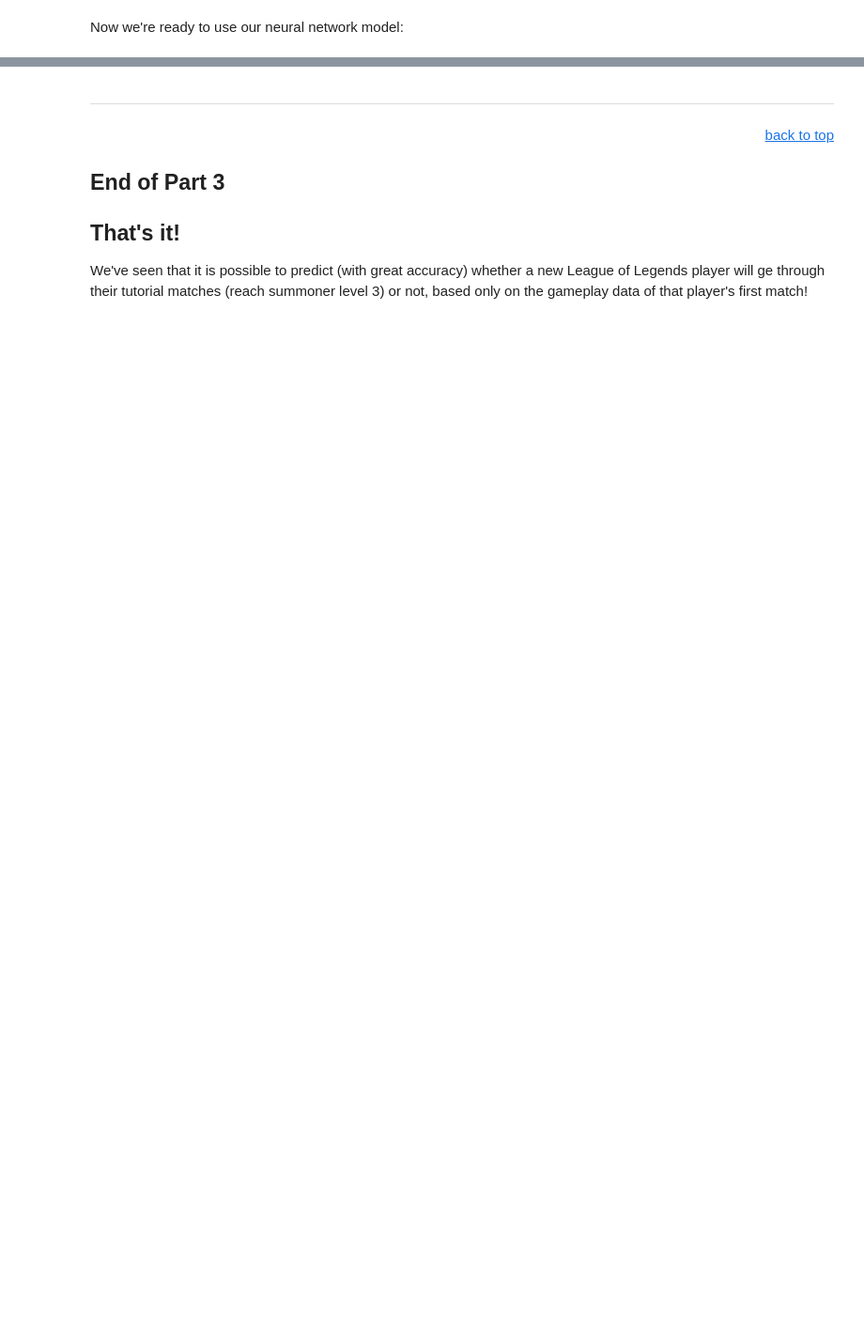
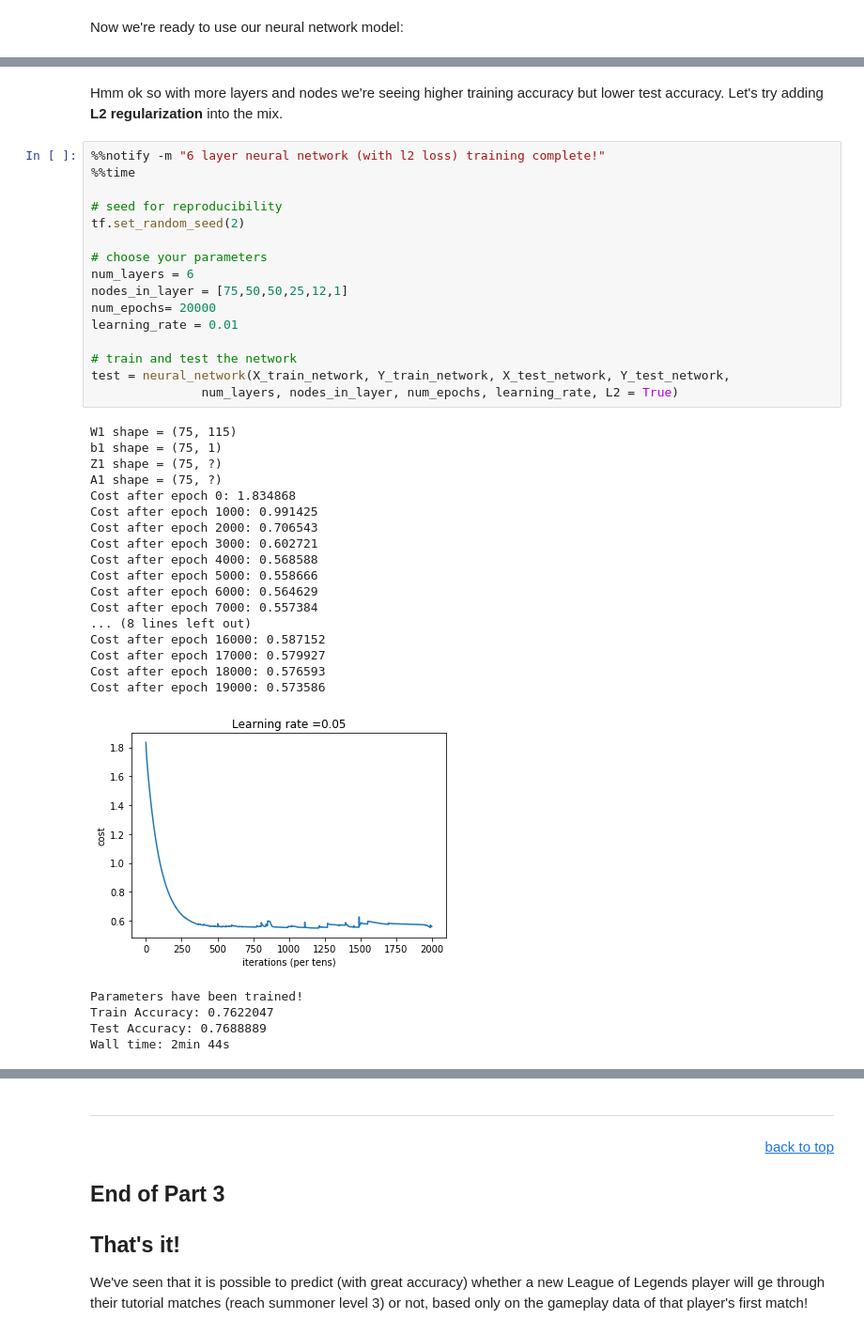
Before and after one commit to dskarbrevik/League-of-Legends-Churn-Prediction, a Jupyter notebook: LoL Churn Predictor [Part 3 - Data Modeling].ipynb, the cells around one changed output, grey strips where cells are left out. Shown at 94% size. Drawn from its saved outputs; the diff is of its cells as text; blank space fills up the shorter version.

```diff
--- a/LoL Churn Predictor [Part 3 - Data Modeling].ipynb
+++ b/LoL Churn Predictor [Part 3 - Data Modeling].ipynb
@@ -691,0 +808,41 @@ We see that in essentially no time, this simple neural network found parameters
+# %% [markdown]
+Hmm ok so with more layers and nodes we're seeing higher training accuracy but lower test accuracy. Let's try adding **L2 regularization** into the mix.
+# %%
+%%notify -m "6 layer neural network (with l2 loss) training complete!"
+%%time
+
+# seed for reproducibility
+tf.set_random_seed(2)
+
+# choose your parameters
+num_layers = 6
+nodes_in_layer = [75,50,50,25,12,1]
+num_epochs= 20000
+learning_rate = 0.01
+
+# train and test the network
+test = neural_network(X_train_network, Y_train_network, X_test_network, Y_test_network,
+               num_layers, nodes_in_layer, num_epochs, learning_rate, L2 = True)
+# %% [output]
+W1 shape = (75, 115)
+b1 shape = (75, 1)
+Z1 shape = (75, ?)
+A1 shape = (75, ?)
+Cost after epoch 0: 1.834868
+Cost after epoch 1000: 0.991425
+Cost after epoch 2000: 0.706543
+Cost after epoch 3000: 0.602721
+Cost after epoch 4000: 0.568588
+Cost after epoch 5000: 0.558666
+Cost after epoch 6000: 0.564629
+Cost after epoch 7000: 0.557384
+... (8 lines left out)
+Cost after epoch 16000: 0.587152
+Cost after epoch 17000: 0.579927
+Cost after epoch 18000: 0.576593
+Cost after epoch 19000: 0.573586
+[figure, added]
+Parameters have been trained!
+Train Accuracy: 0.7622047
+Test Accuracy: 0.7688889
+Wall time: 2min 44s
```
Also changed, not shown: parts of 19 cells of this notebook, 3 other files.
